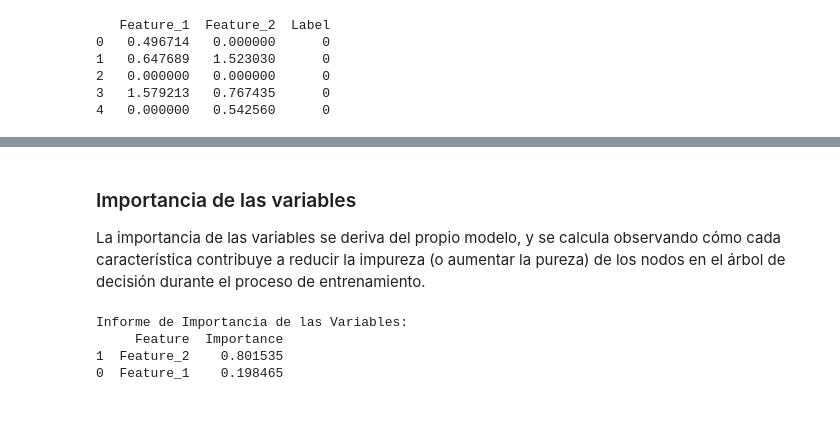
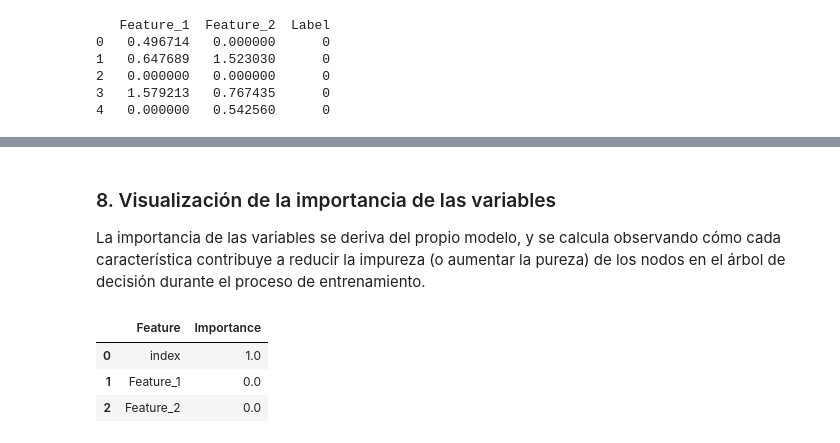
Before and after one commit to viorbe20/ai-machine-learning, a Jupyter notebook: decision-trees-exercises/ex02_classification_decision_trees_data2.ipynb, the cells around one changed output, grey strips where cells are left out. Cells and saved outputs as stored; diff of their text form; code cells hidden in the pictures; blank space fills up the shorter version.

```diff
--- a/decision-trees-exercises/ex02_classification_decision_trees_data2.ipynb
+++ b/decision-trees-exercises/ex02_classification_decision_trees_data2.ipynb
@@ -222,28 +233,35 @@ Image(graph[0].create_png())
 # %% [markdown]
-### Importancia de las variables
+### 8. Visualización de la importancia de las variables
 La importancia de las variables se deriva del propio modelo, y se calcula observando cómo cada característica contribuye a reducir la impureza (o aumentar la pureza) de los nodos en el árbol de decisión durante el proceso de entrenamiento.
 # %%
-# Gini criterio by default
-classifier = tree.DecisionTreeClassifier(random_state=42)
-classifier.fit(X_train, y_train)
-
 # Get importance
-importances = classifier.feature_importances_
+importances = model.feature_importances_
 
 # Create dataframe
 feature_importance_df = pd.DataFrame({'Feature': X_train.columns, 'Importance': importances})
 
-# Exclude column 'index' if exists
-if 'index' in feature_importance_df['Feature'].values:
-    feature_importance_df = feature_importance_df[feature_importance_df['Feature'] != 'index']
+# # Exclude column 'index' if exists
+# if 'index' in feature_importance_df['Feature'].values:
+#     feature_importance_df = feature_importance_df[feature_importance_df['Feature'] != 'index']
 
-# Order by importance
-feature_importance_df = feature_importance_df.sort_values(by='Importance', ascending=False)
+# # Order by importance
+# feature_importance_df = feature_importance_df.sort_values(by='Importance', ascending=False)
 
-print("Informe de Importancia de las Variables:")
-print(feature_importance_df)
+# print("Informe de Importancia de las Variables:")
+# print(feature_importance_df)
+
+# # Gráfico de importancia de las variables
+# feature_names = df_data2.columns[:]
+# feature_importances = model.feature_importances_
+# colors = ['red', 'green', 'blue', 'orange', 'purple']
+# plt.bar(feature_names, feature_importances, color=colors)
+# plt.xticks(rotation=90)
+# plt.xlabel('Variables predictoras')
+# plt.ylabel('Importancia')
+# plt.title('Gráfico de importancia de las variables')
+# plt.show()
 # %% [output]
-Informe de Importancia de las Variables:
-     Feature  Importance
-1  Feature_2    0.801535
-0  Feature_1    0.198465
+|  | Feature | Importance |
+| 0 | index | 1.0 |
+| 1 | Feature_1 | 0.0 |
+| 2 | Feature_2 | 0.0 |
```
Also changed, not shown: parts of 17 cells of this notebook, 1 other file.
